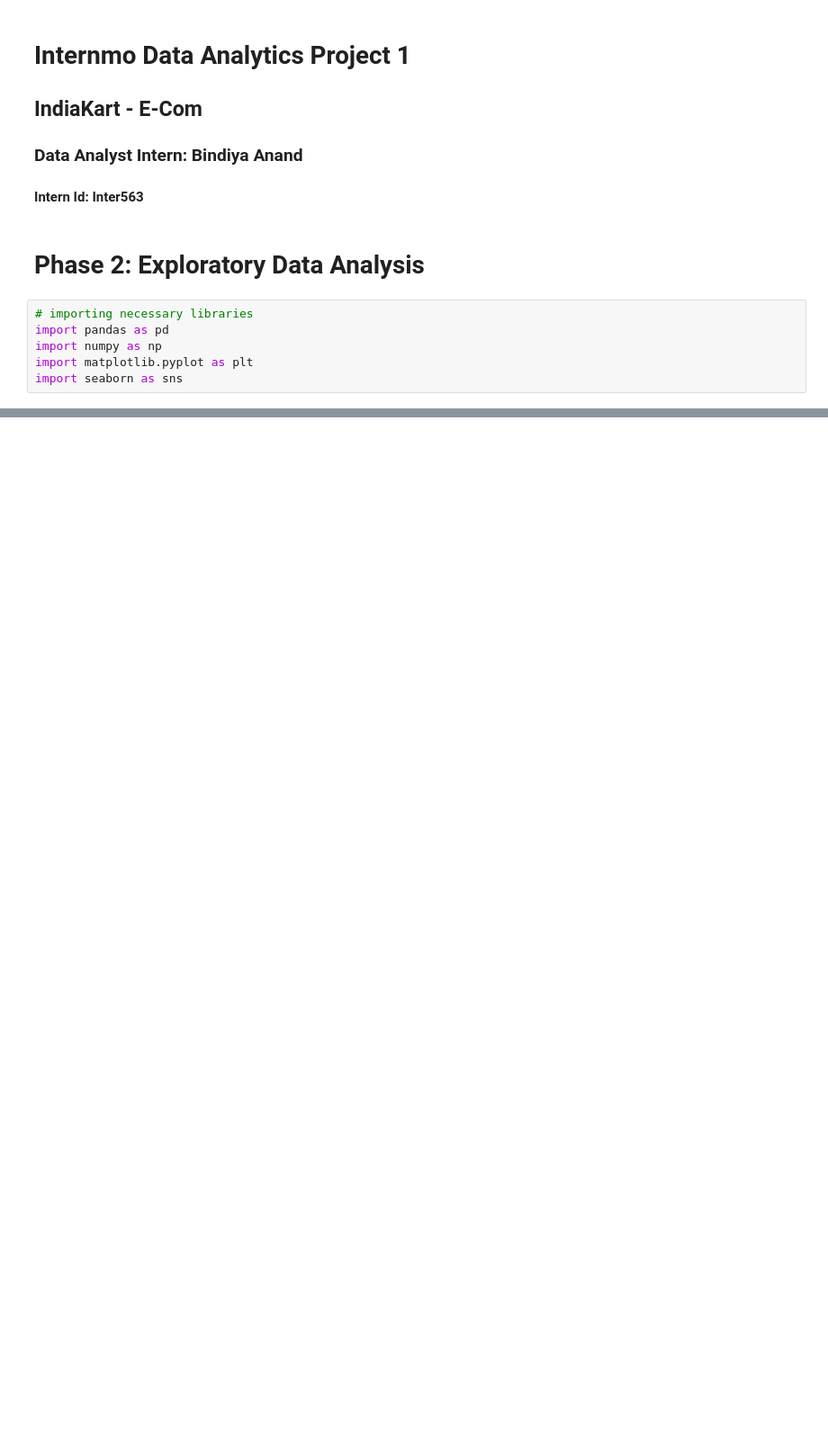
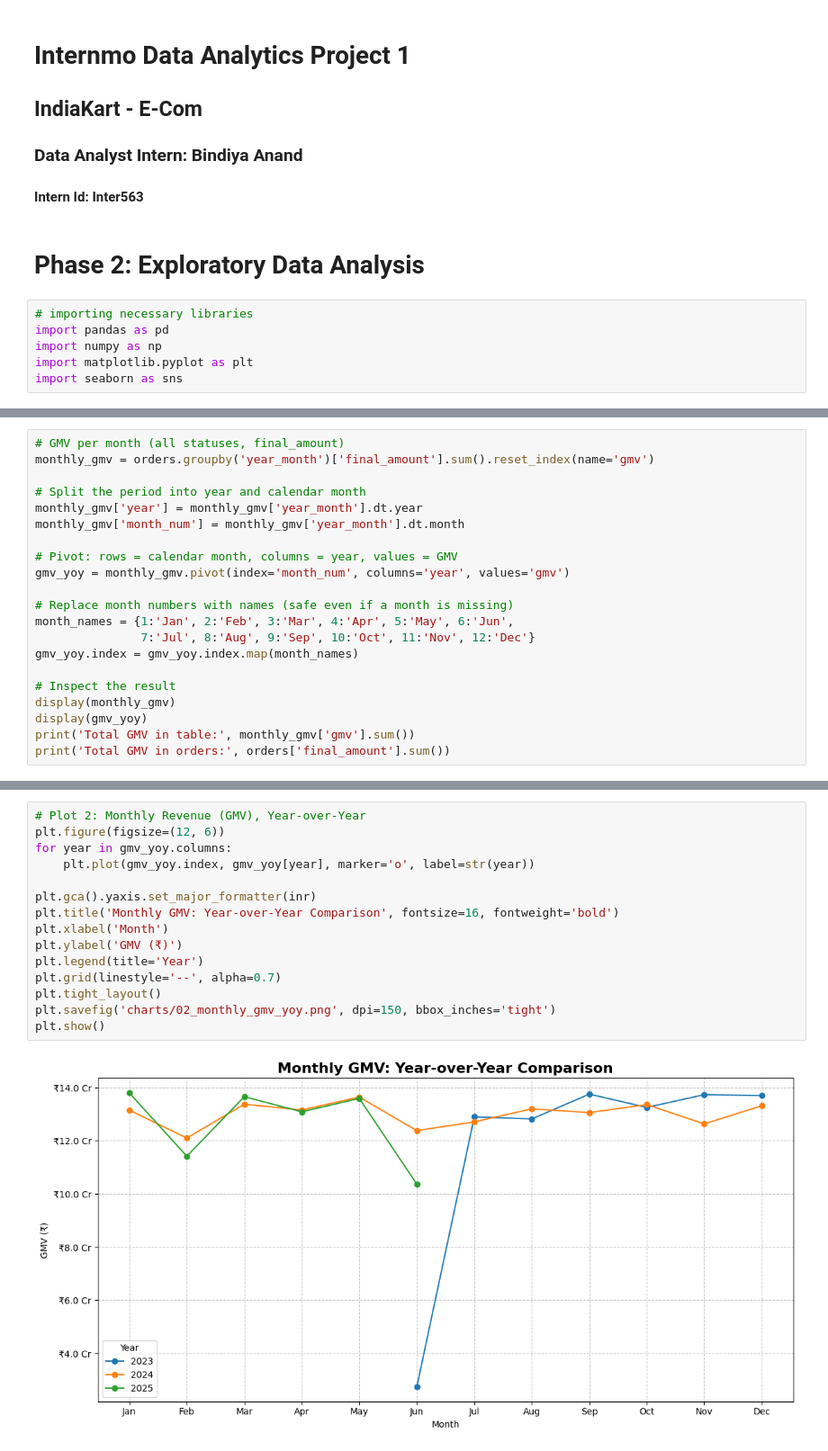
Before and after one commit to Bindiya-Anand/IndiaKart_E-Commerce_Analytics_Project, a Jupyter notebook: Notebooks/Phase2_EDA_Bindiya_Anand.ipynb, the cells around one changed output, grey strips where cells are left out. Shown at 90% size. Drawn from its saved outputs; the diff is of its cells as text; blank space fills up the shorter version.

```diff
--- a/Notebooks/Phase2_EDA_Bindiya_Anand.ipynb
+++ b/Notebooks/Phase2_EDA_Bindiya_Anand.ipynb
@@ -209,0 +97,21 @@ plt.show()
+# %%
+# GMV per month (all statuses, final_amount)
+monthly_gmv = orders.groupby('year_month')['final_amount'].sum().reset_index(name='gmv')
+
+# Split the period into year and calendar month
+monthly_gmv['year'] = monthly_gmv['year_month'].dt.year
+monthly_gmv['month_num'] = monthly_gmv['year_month'].dt.month
+
+# Pivot: rows = calendar month, columns = year, values = GMV
+gmv_yoy = monthly_gmv.pivot(index='month_num', columns='year', values='gmv')
+
+# Replace month numbers with names (safe even if a month is missing)
+month_names = {1:'Jan', 2:'Feb', 3:'Mar', 4:'Apr', 5:'May', 6:'Jun',
+               7:'Jul', 8:'Aug', 9:'Sep', 10:'Oct', 11:'Nov', 12:'Dec'}
+gmv_yoy.index = gmv_yoy.index.map(month_names)
+
+# Inspect the result
+display(monthly_gmv)
+display(gmv_yoy)
+print('Total GMV in table:', monthly_gmv['gmv'].sum())
+print('Total GMV in orders:', orders['final_amount'].sum())
@@ -209,0 +152,17 @@ plt.show()
+# %%
+# Plot 2: Monthly Revenue (GMV), Year-over-Year
+plt.figure(figsize=(12, 6))
+for year in gmv_yoy.columns:
+    plt.plot(gmv_yoy.index, gmv_yoy[year], marker='o', label=str(year))
+
+plt.gca().yaxis.set_major_formatter(inr)
+plt.title('Monthly GMV: Year-over-Year Comparison', fontsize=16, fontweight='bold')
+plt.xlabel('Month')
+plt.ylabel('GMV (₹)')
+plt.legend(title='Year')
+plt.grid(linestyle='--', alpha=0.7)
+plt.tight_layout()
+plt.savefig('charts/02_monthly_gmv_yoy.png', dpi=150, bbox_inches='tight')
+plt.show()
+# %% [output]
+[figure, added]
```
Also changed, not shown: parts of 50 cells of this notebook.
